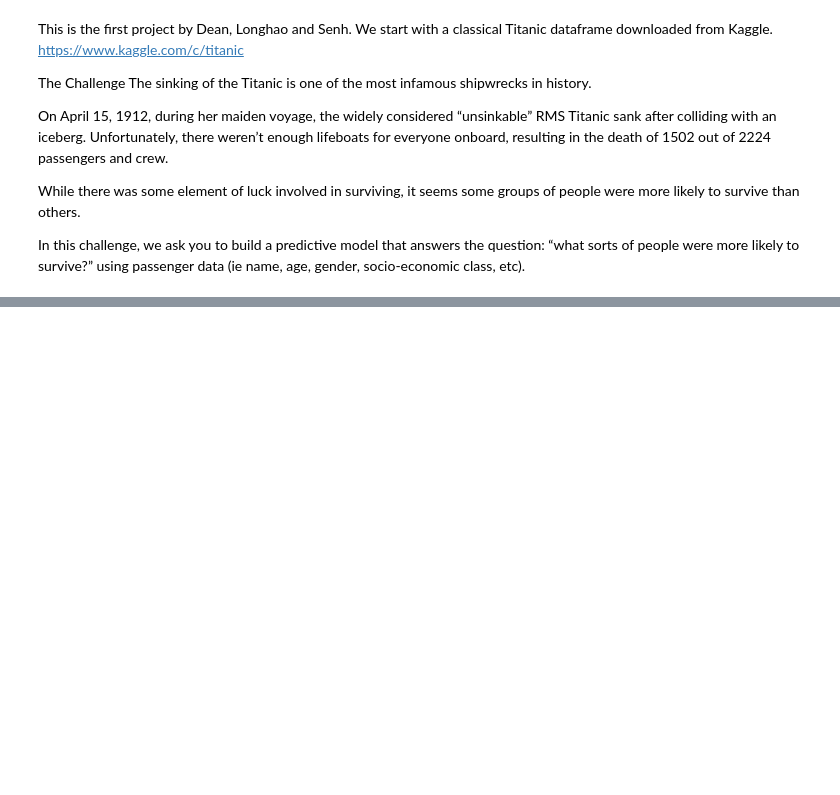
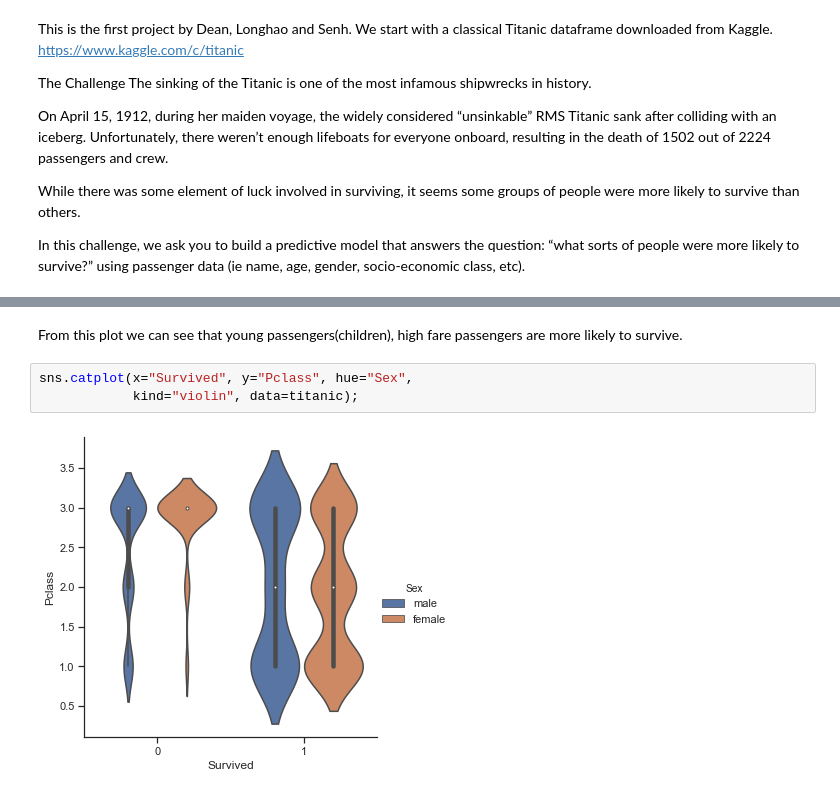
Before and after one commit to andychenns/Titanic-Survival-Prediction, a Jupyter notebook: Titanic Survival Prediction.ipynb, the cells around one changed output, grey strips where cells are left out. Cells and saved outputs as stored; diff of their text form; blank space fills up the shorter version.

```diff
--- a/Titanic Survival Prediction.ipynb
+++ b/Titanic Survival Prediction.ipynb
@@ -67,0 +42,7 @@ ggplot(titanic, aes(x=Age, y=Fare)) + geom_point()
+# %% [markdown]
+From this plot we can see that young passengers(children), high fare passengers are more likely to survive.
+# %%
+sns.catplot(x="Survived", y="Pclass", hue="Sex",
+            kind="violin", data=titanic);
+# %% [output]
+[figure, added]
```
Also changed, not shown: parts of 15 cells of this notebook.
